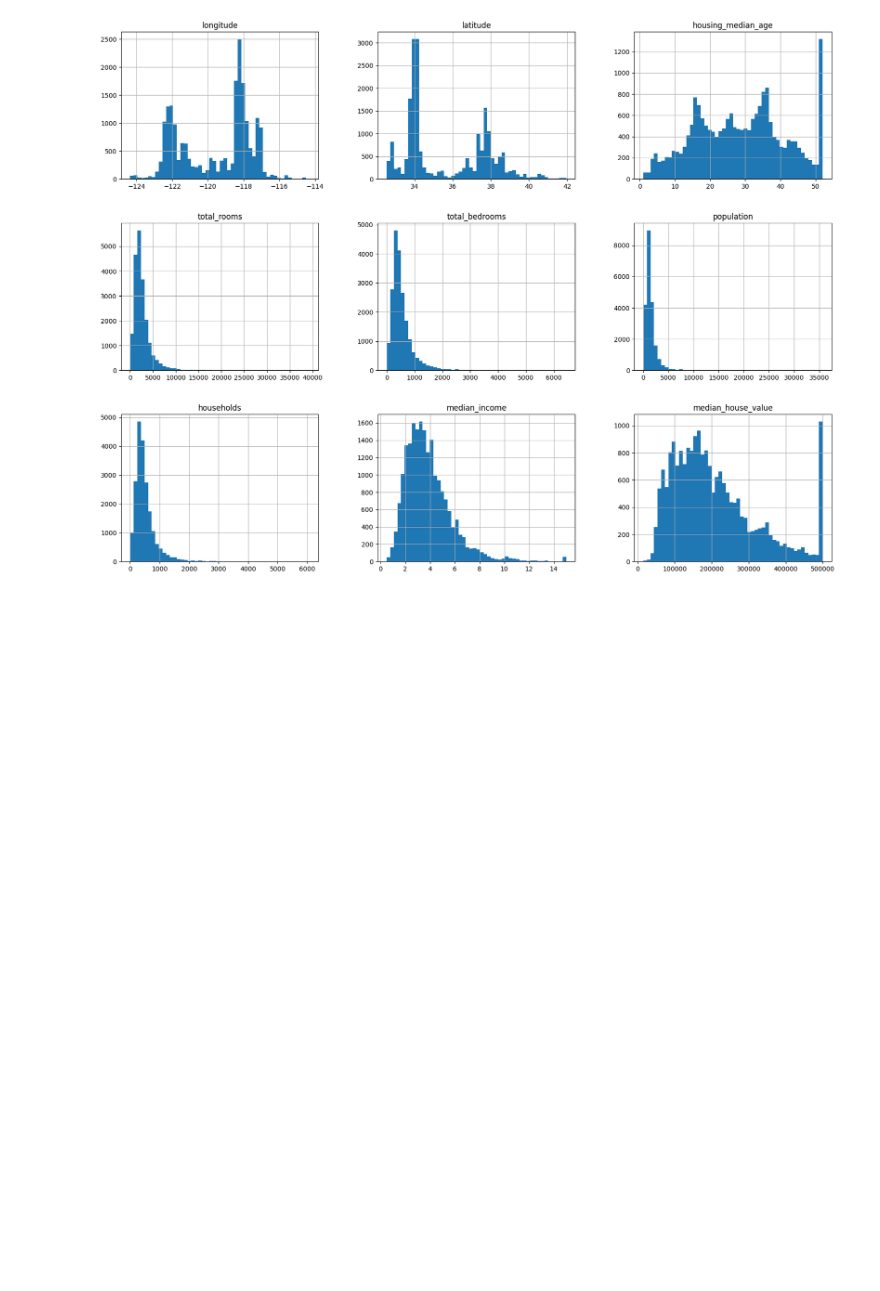
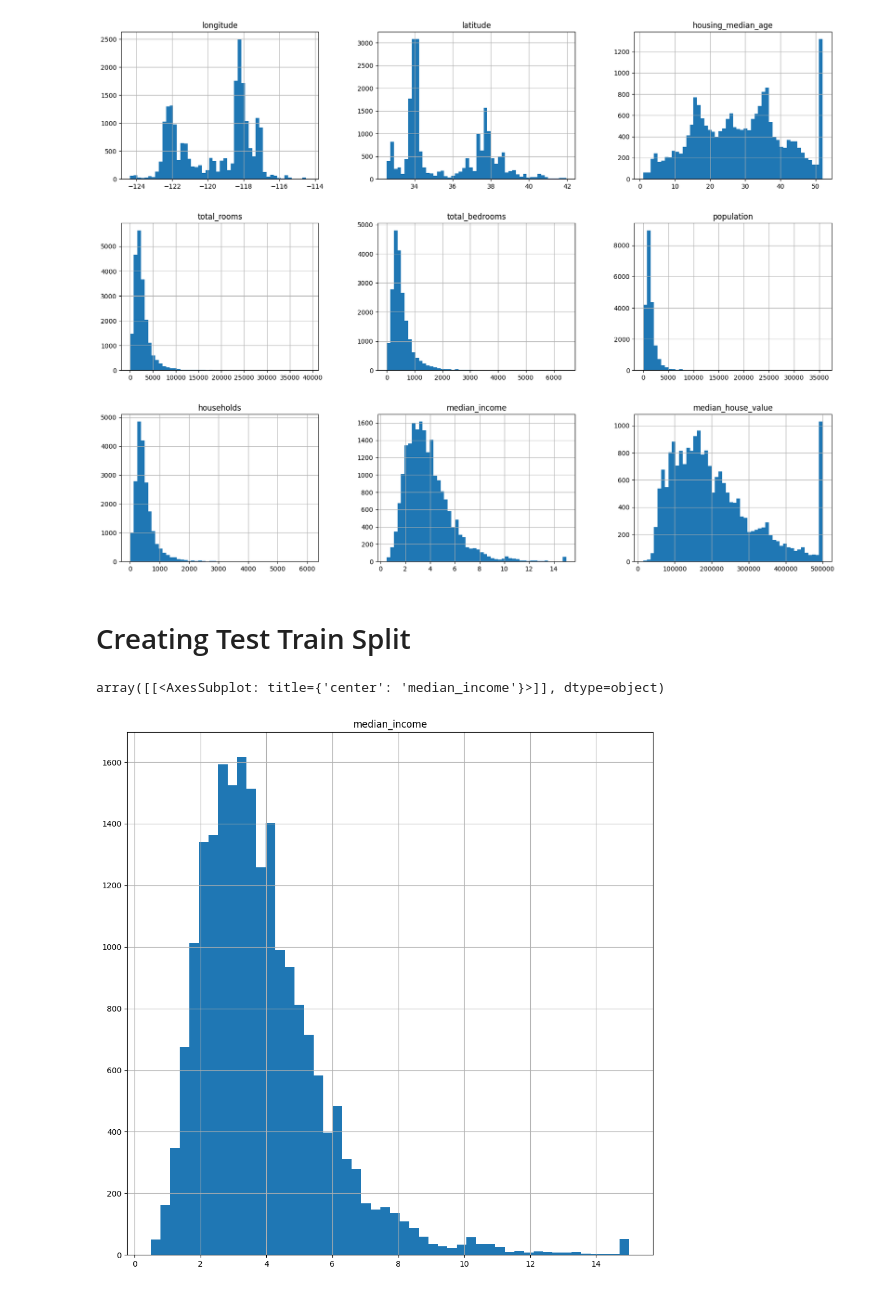
Before and after one commit to BajrangWappnet/Practicing-with-housing-dataset, a Jupyter notebook: Housing.ipynb, the cells around one changed output. Drawn from its saved outputs; the diff is of its cells as text; code cells hidden in the pictures; blank space fills up the shorter version.

```diff
--- a/Housing.ipynb
+++ b/Housing.ipynb
@@ -84,3 +84,5 @@ housing.hist(bins=50,figsize=(20,15))
 plt.show()
 # %% [output]
 [figure]
+# %% [markdown]
+# Creating Test Train Split
@@ -86,0 +92,5 @@ plt.show()
+# %%
+housing.hist(column =  "median_income",bins=50, figsize=(12,12))
+# %% [output]
+array([[<AxesSubplot: title={'center': 'median_income'}>]], dtype=object)
+[figure, added]
```
Also changed, not shown: parts of 62 cells of this notebook.
